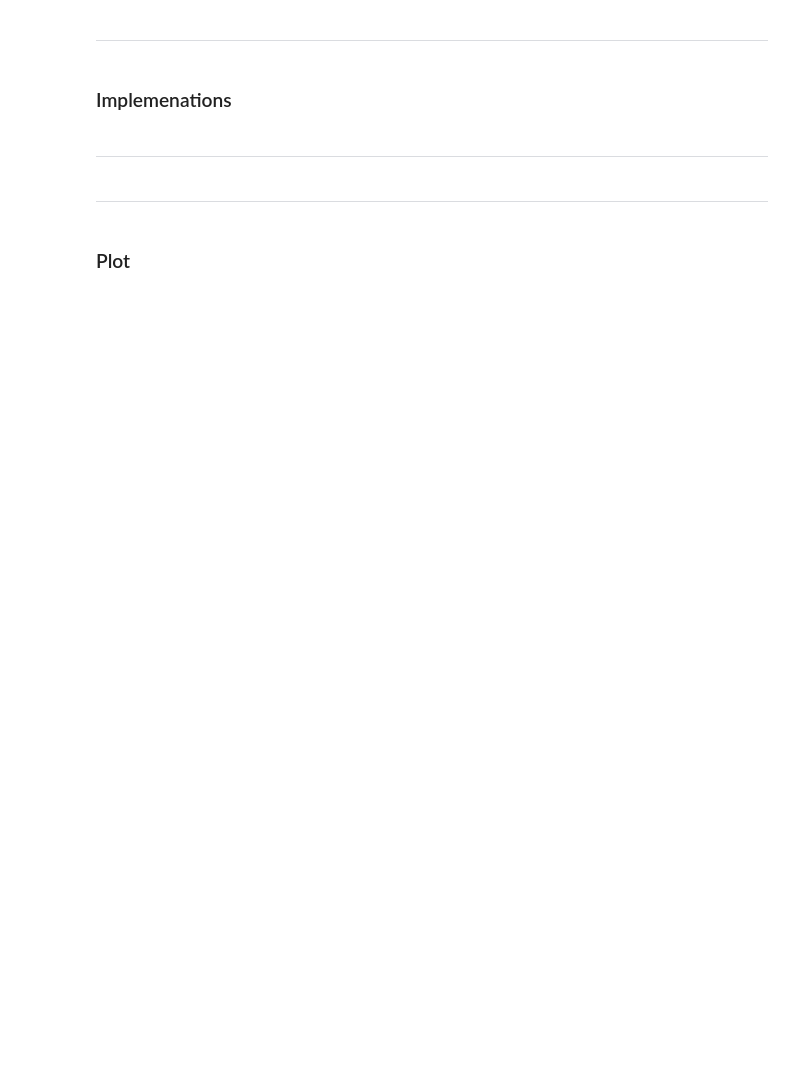
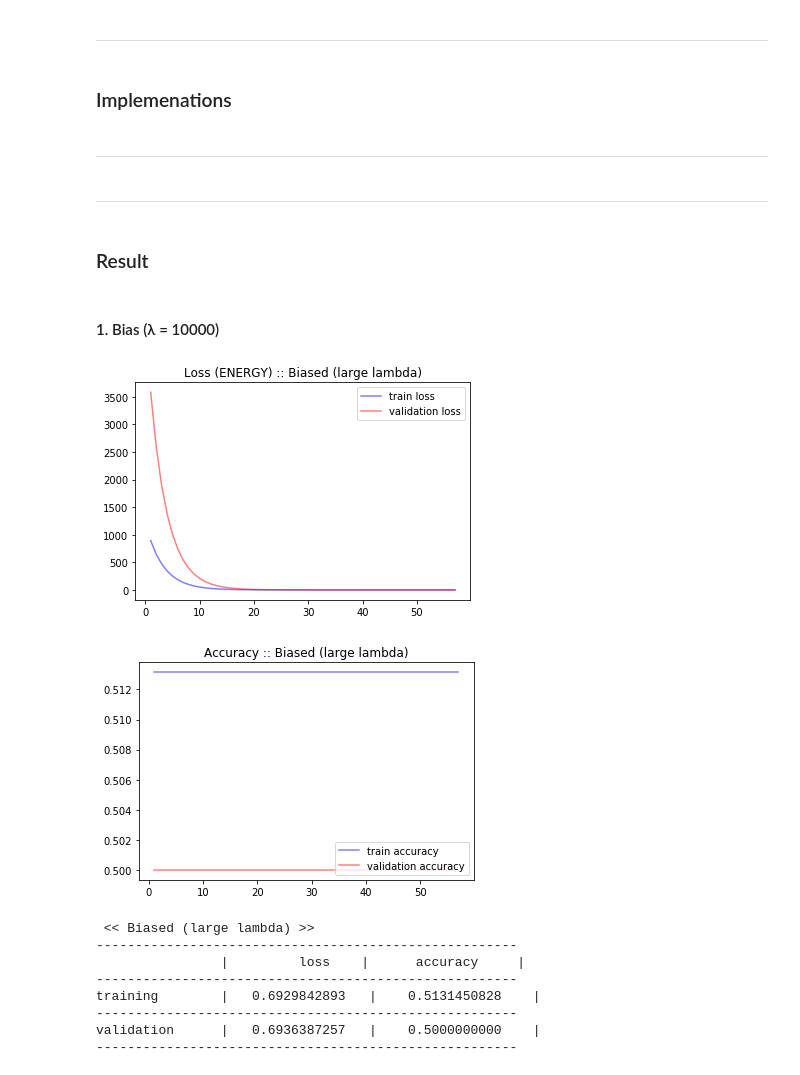
Before and after one commit to leesnhyun/2019.02.cau-MachineLearning, a Jupyter notebook: Assignment 06.ipynb, the cells around one changed output. Saved outputs shown, nothing was run; the diff lists cells and outputs as text; code cells hidden in the pictures; blank space fills up the shorter version.

```diff
--- a/Assignment 06.ipynb
+++ b/Assignment 06.ipynb
@@ -402,4 +416,19 @@ def learn(title, learning_rate=0.015, regular_weight=49.195):
 # %% [markdown]
 ---
 # %% [markdown]
-### Plot
+### Result
+# %% [markdown]
+#### 1. Bias (λ = 10000)
+# %%
+learn(title="Biased (large lambda)", learning_rate=0.015, regular_weight=10000)
+# %% [output]
+[figure, added]
+[figure, added]
+ << Biased (large lambda) >>
+------------------------------------------------------
+                |         loss    |      accuracy     |
+------------------------------------------------------
+training        |   0.6929842893   |    0.5131450828    |
+------------------------------------------------------
+validation      |   0.6936387257   |    0.5000000000    |
+------------------------------------------------------
```
Also changed, not shown: parts of 7 cells of this notebook.
